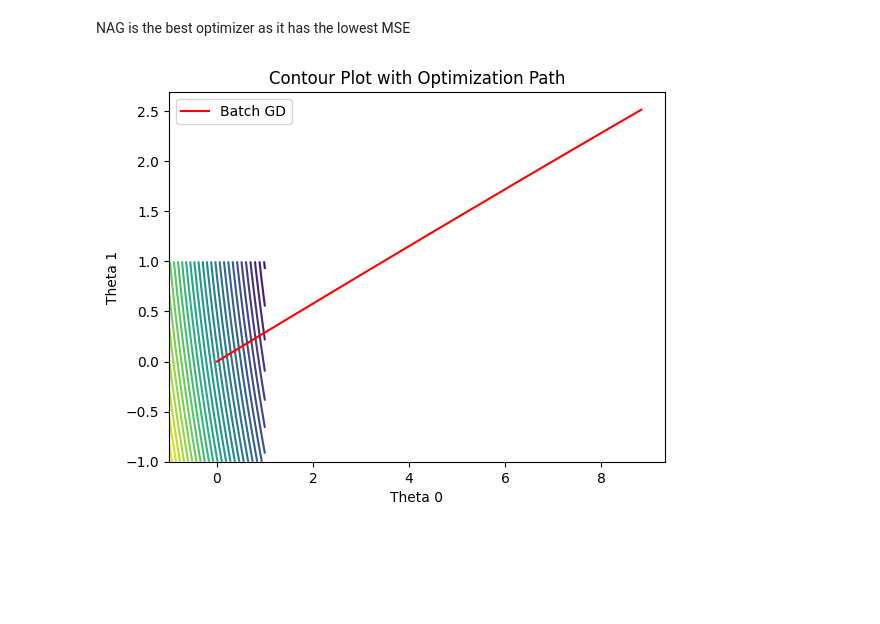
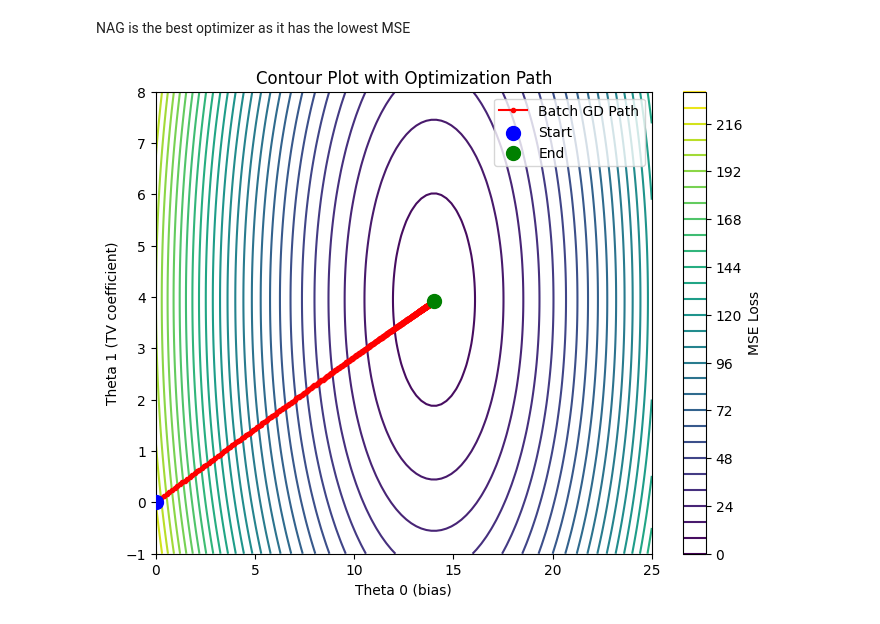
Before and after one commit to nehatabassum572/OT-assignment, a Jupyter notebook: 2211201212_OT_ASSIGNMENT.ipynb, the cells around one changed output. Drawn from its saved outputs; the diff is of its cells as text; code cells hidden in the pictures; blank space fills up the shorter version.

```diff
--- a/2211201212_OT_ASSIGNMENT.ipynb
+++ b/2211201212_OT_ASSIGNMENT.ipynb
@@ -358,39 +358,49 @@ Adam: Final MSE = 219.3255
 # %% [markdown]
 NAG is the best optimizer as it has the lowest MSE
 # %%
-theta0_vals = np.linspace(-1, 1, 100)
-theta1_vals = np.linspace(-1, 1, 100)
+import numpy as np
+import matplotlib.pyplot as plt
+
+theta2_fixed = theta_batch[2][0]
+theta3_fixed = theta_batch[3][0]
+
+theta0_vals = np.linspace(0, 25, 100)
+theta1_vals = np.linspace(-1, 8, 100)
 
 J = np.zeros((100, 100))
 
 for i in range(100):
     for j in range(100):
-        temp_theta = np.zeros((X.shape[1], 1))
-        temp_theta[0] = theta0_vals[i]
-        temp_theta[1] = theta1_vals[j]
+        temp_theta = np.array([[theta0_vals[i]],
+                                [theta1_vals[j]],
+                                [theta2_fixed],
+                                [theta3_fixed]])
         J[i, j] = mse(y, X @ temp_theta)
 
-plt.contour(theta0_vals, theta1_vals, J.T, levels=30)
-
-def get_path(optimizer_func):
+def get_path_corrected(lr=0.01, epochs=1000):
     theta = np.zeros((X.shape[1], 1))
     path = []
-
-    for _ in range(100):
-        path.append((theta[0,0], theta[1,0]))
+    for _ in range(epochs):
+        path.append((theta[0][0], theta[1][0]))
         grad = compute_gradient(X, y, theta)
-        theta = theta - 0.01 * grad
-
+        theta = theta - lr * grad
     return path
 
-batch_path = get_path(batch_gd)
-plt.plot([p[0] for p in batch_path],
-         [p[1] for p in batch_path], 'r-', label="Batch GD")
+batch_path = get_path_corrected()
 
-plt.xlabel("Theta 0")
-plt.ylabel("Theta 1")
+path_theta0 = [p[0] for p in batch_path]
+path_theta1 = [p[1] for p in batch_path]
+
+plt.figure(figsize=(8, 6))
+plt.contour(theta0_vals, theta1_vals, J.T, levels=30, cmap='viridis')
+plt.colorbar(label='MSE Loss')
+plt.plot(path_theta0, path_theta1, 'r-o', markersize=3, label='Batch GD Path')
+plt.scatter(path_theta0[0], path_theta1[0], color='blue', s=100, zorder=5, label='Start')
+plt.scatter(path_theta0[-1], path_theta1[-1], color='green', s=100, zorder=5, label='End')
+plt.xlabel("Theta 0 (bias)")
+plt.ylabel("Theta 1 (TV coefficient)")
 plt.title("Contour Plot with Optimization Path")
 plt.legend()
 plt.show()
 # %% [output]
-[figure, old version]
+[figure, new version]
```
